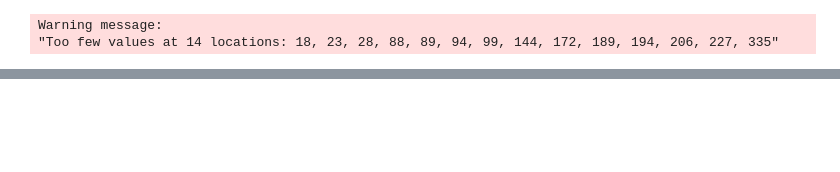
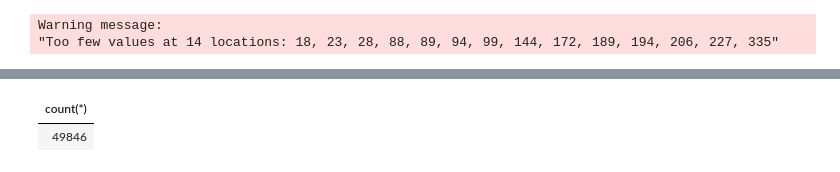
Before and after one commit to tubatibs/DsasVisualAnalytics, a Jupyter notebook: Dplyr-tutorial.ipynb, the cells around one changed output, grey strips where cells are left out. Saved outputs shown, nothing was run; the diff lists cells and outputs as text; code cells hidden in the pictures; blank space fills up the shorter version.

```diff
--- a/Dplyr-tutorial.ipynb
+++ b/Dplyr-tutorial.ipynb
@@ -124,0 +194,12 @@ detBlightViolVD3C <- left_join(detBlightViolVD3, dcr_gh_8_grp, by = c("gh_8" = "
+# %%
+library(sqldf)
+sqldf("select count(*) from 'detBlightViolVD3C' where ddp_ngbr_8_ct >0")
+#sqldf("select count(*) from 'detBlightViol'")
+# ddp_ngbr_8_ct < 5 and ddp_ngbr_8_ct > 2 order by ddp_ngbr_8_ct desc")
+#sqldf("select distinct AgencyName from 'detBlightViolVD3C' where ddp_ngbr_8_ct < 5 and ddp_ngbr_8_ct > 2 order by ddp_ngbr_8_ct desc")
+# Not Demolished --257958
+# Demolished --     49846
+#307804
+# %% [output]
+| count(*) |
+| 49846 |
```
Also changed, not shown: parts of 7 cells of this notebook.
